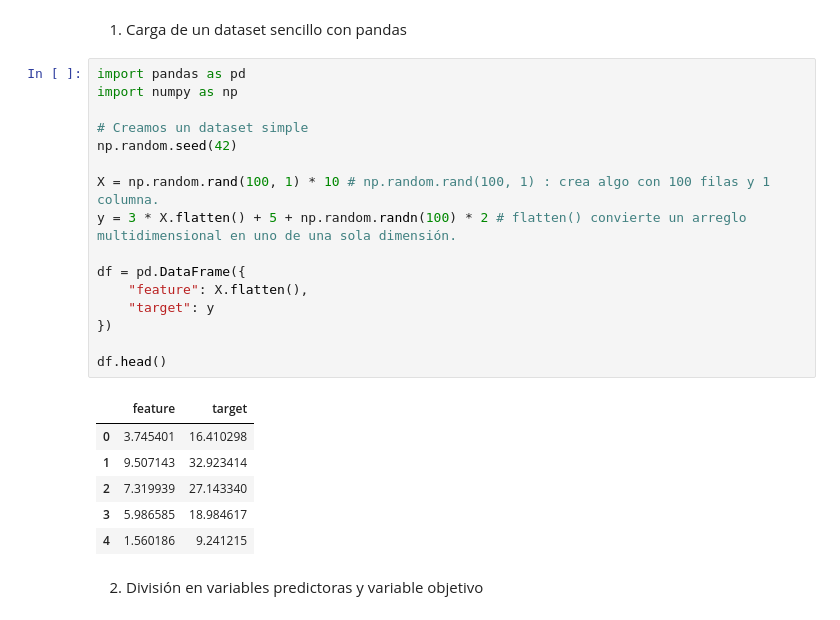
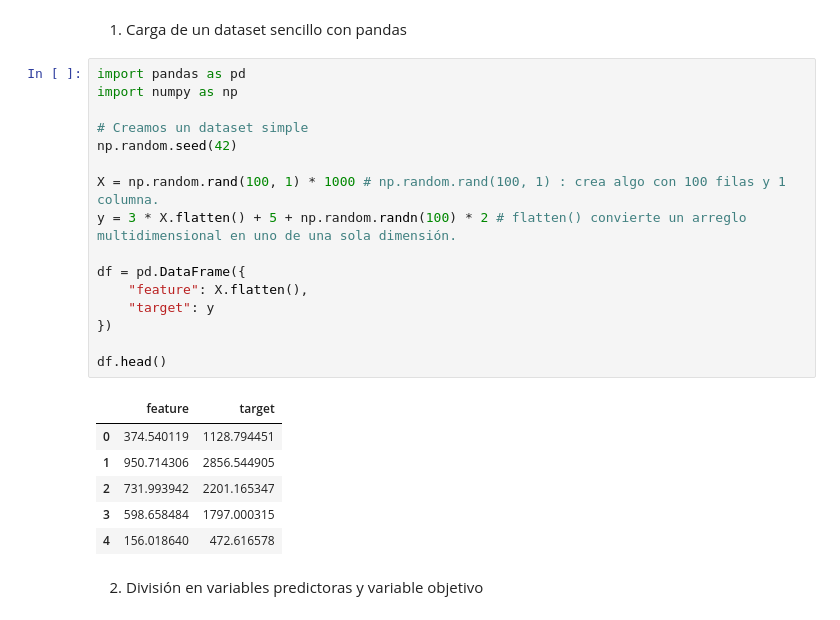
Before and after one commit to yuri19762008/000_ANALISTA_DATOS, a Jupyter notebook: Bootcamp-main/Modulo6/Leccion1/Index_M6_AE1.ipynb, the cells around one changed output. Drawn from its saved outputs; the diff is of its cells as text.

```diff
--- a/Bootcamp-main/Modulo6/Leccion1/Index_M6_AE1.ipynb
+++ b/Bootcamp-main/Modulo6/Leccion1/Index_M6_AE1.ipynb
@@ -7,26 +7,26 @@ Vamos a construir paso a paso un pipeline básico de Machine Learning supervisad
 # %%
 import pandas as pd
 import numpy as np
 
 # Creamos un dataset simple
 np.random.seed(42)
 
-X = np.random.rand(100, 1) * 10 # np.random.rand(100, 1) : crea algo con 100 filas y 1 columna.
+X = np.random.rand(100, 1) * 1000 # np.random.rand(100, 1) : crea algo con 100 filas y 1 columna.
 y = 3 * X.flatten() + 5 + np.random.randn(100) * 2 # flatten() convierte un arreglo multidimensional en uno de una sola dimensión.
 
 df = pd.DataFrame({
     "feature": X.flatten(),
     "target": y
 })
 
 df.head()
 # %% [output]
 |  | feature | target |
-| 0 | 3.745401 | 16.410298 |
-| 1 | 9.507143 | 32.923414 |
-| 2 | 7.319939 | 27.143340 |
-| 3 | 5.986585 | 18.984617 |
-| 4 | 1.560186 | 9.241215 |
+| 0 | 374.540119 | 1128.794451 |
+| 1 | 950.714306 | 2856.544905 |
+| 2 | 731.993942 | 2201.165347 |
+| 3 | 598.658484 | 1797.000315 |
+| 4 | 156.018640 | 472.616578 |
 # %% [markdown]
 2. División en variables predictoras y variable objetivo
 # %%
```
Also changed, not shown: parts of 5 cells of this notebook, 2 other files.
